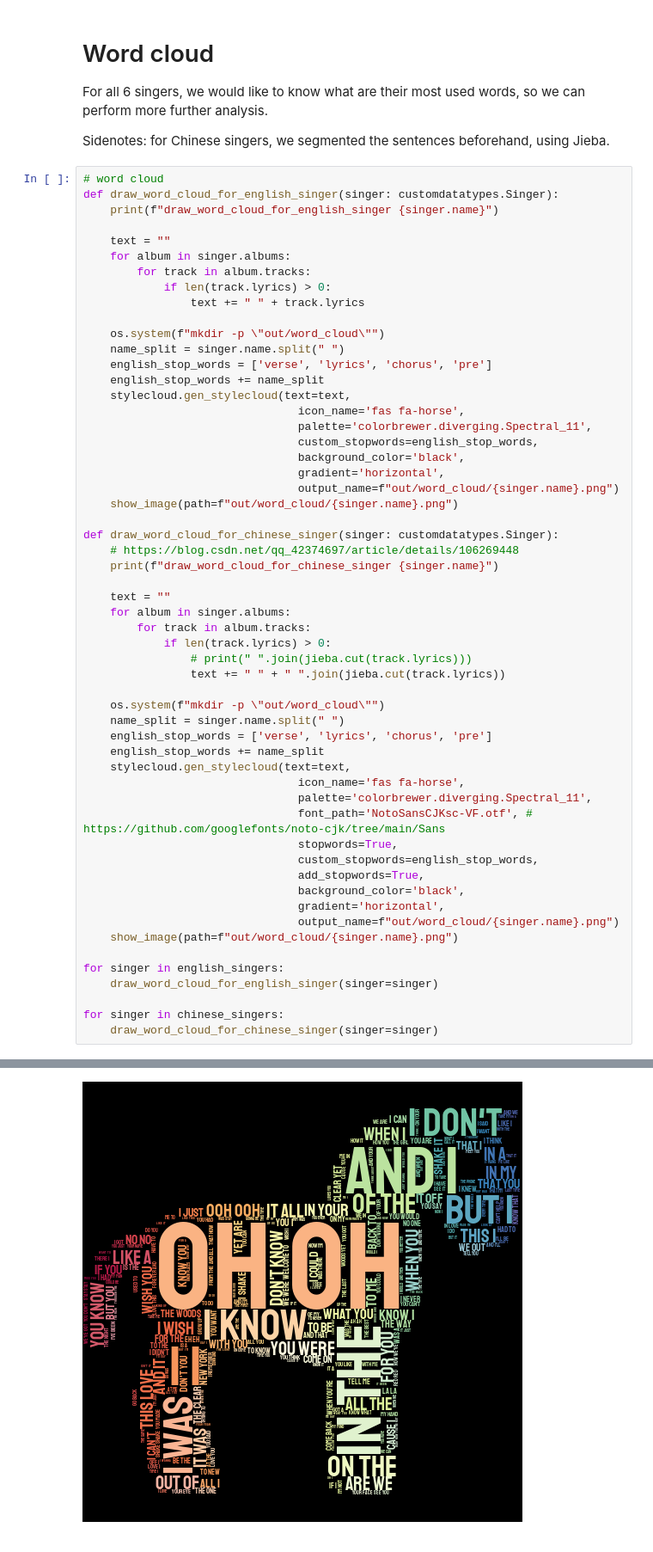
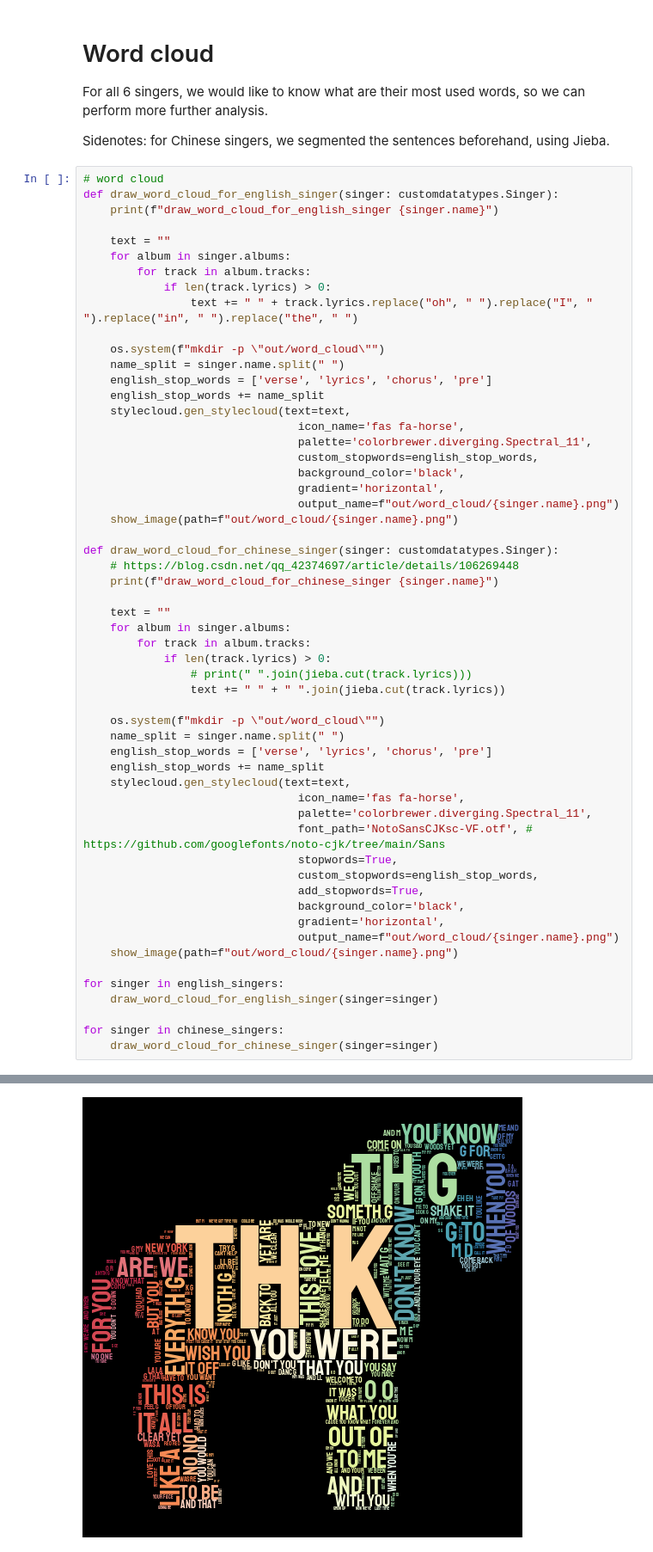
Before and after one commit to com-480-data-visualization/datavis-project-2022-shazam, a Jupyter notebook: dataset/crawler/notebook.ipynb, the cells around one changed output, grey strips where cells are left out. Shown at 86% size. Drawn from its saved outputs; the diff is of its cells as text.

```diff
--- a/dataset/crawler/notebook.ipynb
+++ b/dataset/crawler/notebook.ipynb
@@ -277,7 +277,7 @@ def draw_word_cloud_for_english_singer(singer: customdatatypes.Singer):
     for album in singer.albums:
         for track in album.tracks:
             if len(track.lyrics) > 0:
-                text += " " + track.lyrics
+                text += " " + track.lyrics.replace("oh", " ").replace("I", " ").replace("in", " ").replace("the", " ")
 
     os.system(f"mkdir -p \"out/word_cloud\"")
     name_split = singer.name.split(" ")
@@ -299,32 +299,32 @@ def draw_word_cloud_for_chinese_singer(singer: customdatatypes.Singer):
     text = ""
     for album in singer.albums:
         for track in album.tracks:
             if len(track.lyrics) > 0:
                 # print(" ".join(jieba.cut(track.lyrics)))
                 text += " " + " ".join(jieba.cut(track.lyrics))
 
     os.system(f"mkdir -p \"out/word_cloud\"")
     name_split = singer.name.split(" ")
     english_stop_words = ['verse', 'lyrics', 'chorus', 'pre']
     english_stop_words += name_split
     stylecloud.gen_stylecloud(text=text,
                                 icon_name='fas fa-horse',
                                 palette='colorbrewer.diverging.Spectral_11',
                                 font_path='NotoSansCJKsc-VF.otf', # https://github.com/googlefonts/noto-cjk/tree/main/Sans
                                 stopwords=True,
                                 custom_stopwords=english_stop_words,
                                 add_stopwords=True,
                                 background_color='black',
                                 gradient='horizontal',
                                 output_name=f"out/word_cloud/{singer.name}.png")
     show_image(path=f"out/word_cloud/{singer.name}.png")
 
 for singer in english_singers:
     draw_word_cloud_for_english_singer(singer=singer)
 
 for singer in chinese_singers:
     draw_word_cloud_for_chinese_singer(singer=singer)
 # %% [output]
 draw_word_cloud_for_english_singer Taylor Swift
-[figure, old version]
+[figure, new version]
 draw_word_cloud_for_english_singer Justin Bieber
```
Also changed, not shown: parts of 8 cells of this notebook.
